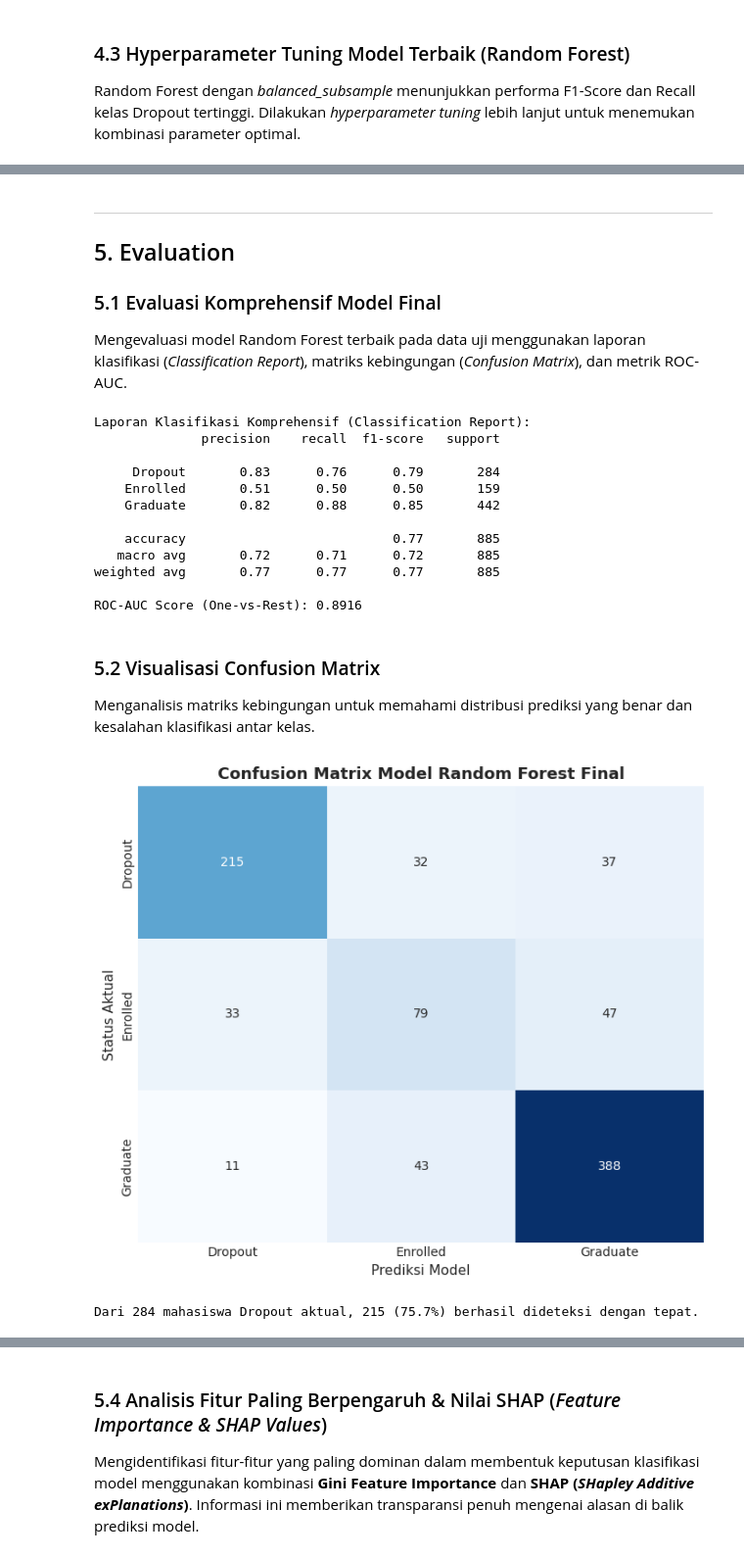
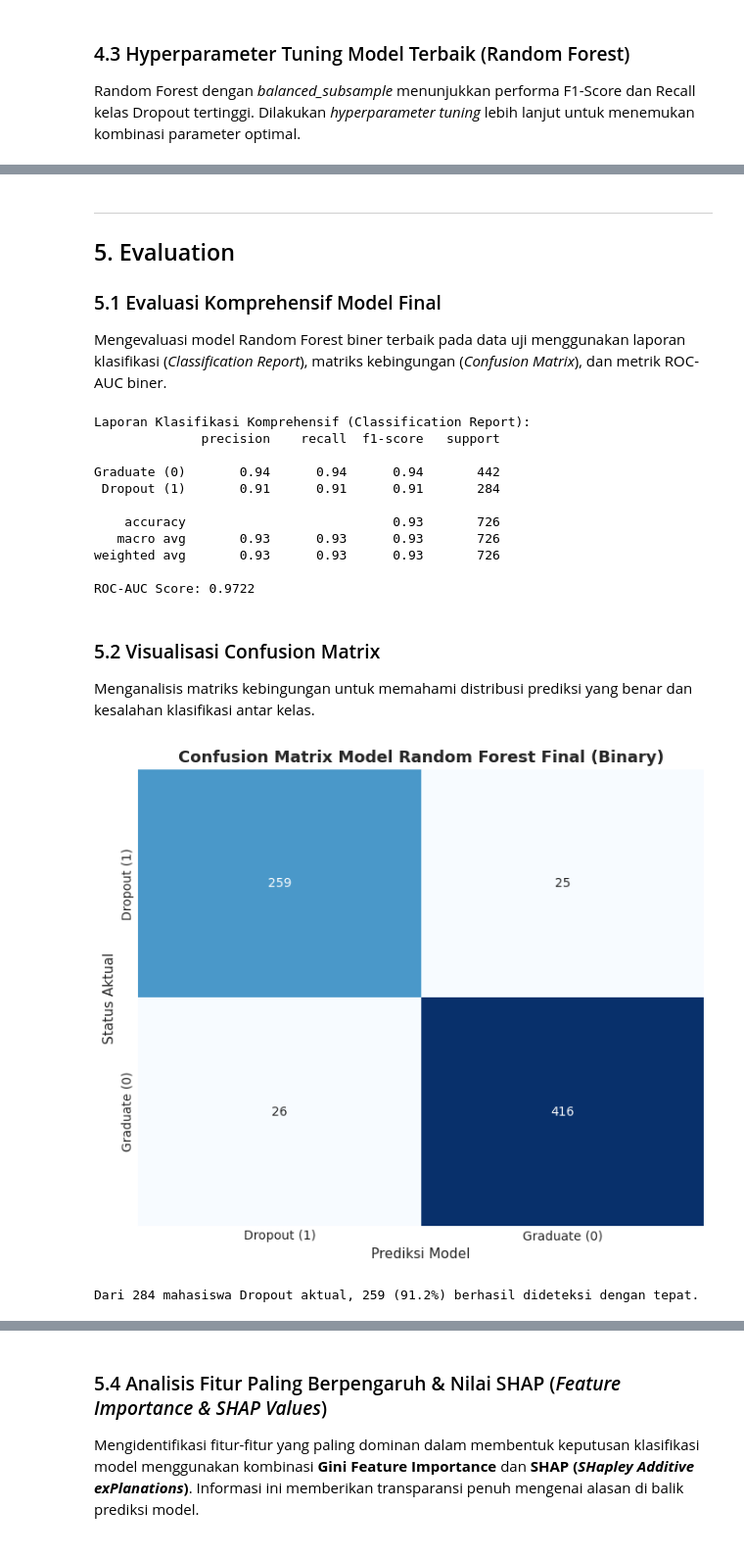
Before and after one commit to dawooodd/Penerapan-Data-Science-2, a Jupyter notebook: notebook.ipynb, the cells around one changed output, grey strips where cells are left out. Shown at 98% size. Drawn from its saved outputs; the diff is of its cells as text; code cells hidden in the pictures.

Commit message:
trained random forest model, metadata, and application updates

```diff
--- a/notebook.ipynb
+++ b/notebook.ipynb
@@ -495,8 +499,18 @@ Memisahkan fitur prediktor ($X$) dan variabel label status mahasiswa ($y$).
 # %%
-# Memisahkan X dan y
-X = df_prep.drop('Status', axis=1)
-y = df_prep['Status']
+# 1. Filtering Target: Memisahkan data 'Enrolled' terlebih dahulu
+df_enrolled = df_prep[df_prep['Status'] == 'Enrolled'].copy()
+df_train = df_prep[df_prep['Status'].isin(['Dropout', 'Graduate'])].copy()
 
-print(f"Dimensi fitur X: {X.shape}")
-print(f"Distribusi kelas target y:\n{y.value_counts()}")
+# 2. Binary Encoding: 1 untuk Dropout, 0 untuk Graduate
+df_train['Status'] = df_train['Status'].map({'Dropout': 1, 'Graduate': 0})
+
+# 3. Pemisahan X dan y menggunakan dataset df_train
+X = df_train.drop('Status', axis=1)
+y = df_train['Status']
+
+# 4. Verifikasi distribusi kelas target
+print(f"Dimensi data Enrolled (dipisahkan): {df_enrolled.shape}")
+print(f"Dimensi fitur X latih: {X.shape}")
+print(f"Distribusi kelas target biner y (1 = Dropout, 0 = Graduate):")
+print(y.value_counts())
 # %% [output]
@@ -599,12 +611,14 @@ test_results = []
 for name, model in models.items():
     model.fit(X_train, y_train)
     y_pred = model.predict(X_test)
+    y_prob = model.predict_proba(X_test)[:, 1]
 
     acc = accuracy_score(y_test, y_pred)
     f1_macro = f1_score(y_test, y_pred, average='macro')
     f1_weighted = f1_score(y_test, y_pred, average='weighted')
-    rec_dropout = recall_score(y_test, y_pred, labels=['Dropout'], average=None)[0]
-    prec_dropout = precision_score(y_test, y_pred, labels=['Dropout'], average=None)[0]
+    rec_dropout = recall_score(y_test, y_pred, pos_label=1)
+    prec_dropout = precision_score(y_test, y_pred, pos_label=1)
+    auc_score = roc_auc_score(y_test, y_prob)
 
     test_results.append({
         'Model': name,
@@ -612,10 +626,11 @@ for name, model in models.items():
         'Macro F1': round(f1_macro, 4),
         'Weighted F1': round(f1_weighted, 4),
         'Dropout Recall': round(rec_dropout, 4),
-        'Dropout Precision': round(prec_dropout, 4)
+        'Dropout Precision': round(prec_dropout, 4),
+        'ROC-AUC': round(auc_score, 4)
     })
 
 results_df = pd.DataFrame(test_results)
-print("Tabel Komparasi Performa Model pada Data Uji:")
+print("Tabel Komparasi Performa Model pada Data Uji (Binary Classification):")
 results_df
 # %% [output]
@@ -641,7 +656,7 @@ grid_search = GridSearchCV(
     estimator=RandomForestClassifier(random_state=42),
     param_grid=param_grid,
     cv=cv,
-    scoring='f1_macro',
+    scoring='f1',
     n_jobs=-1
 )
 
@@ -649,5 +664,5 @@ grid_search.fit(X_train, y_train)
 
 best_rf = grid_search.best_estimator_
 print(f"Parameter Terbaik Hasil Tuning: {grid_search.best_params_}")
-print(f"Skor F1-Macro CV Terbaik: {grid_search.best_score_:.4f}")
+print(f"Skor F1 CV Terbaik: {grid_search.best_score_:.4f}")
 # %% [output]
@@ -658,53 +673,53 @@ Skor F1-Macro CV Terbaik: 0.7161
 ## 5. Evaluation
 
 ### 5.1 Evaluasi Komprehensif Model Final
-Mengevaluasi model Random Forest terbaik pada data uji menggunakan laporan klasifikasi (*Classification Report*), matriks kebingungan (*Confusion Matrix*), dan metrik ROC-AUC.
+Mengevaluasi model Random Forest biner terbaik pada data uji menggunakan laporan klasifikasi (*Classification Report*), matriks kebingungan (*Confusion Matrix*), dan metrik ROC-AUC biner.
 # %%
 # Prediksi pada data uji dengan model terbaik
 y_pred_best = best_rf.predict(X_test)
 y_proba_best = best_rf.predict_proba(X_test)
 
 print("Laporan Klasifikasi Komprehensif (Classification Report):")
-print(classification_report(y_test, y_pred_best))
+print(classification_report(y_test, y_pred_best, target_names=['Graduate (0)', 'Dropout (1)']))
 
-# Evaluasi ROC-AUC Multi-class (One-vs-Rest)
-roc_auc = roc_auc_score(y_test, y_proba_best, multi_class='ovr')
-print(f"ROC-AUC Score (One-vs-Rest): {roc_auc:.4f}")
+# Evaluasi ROC-AUC Binary (kelas positif Dropout = index 1)
+roc_auc = roc_auc_score(y_test, y_proba_best[:, 1])
+print(f"ROC-AUC Score: {roc_auc:.4f}")
 # %% [output]
 Laporan Klasifikasi Komprehensif (Classification Report):
               precision    recall  f1-score   support
 
-     Dropout       0.83      0.76      0.79       284
-    Enrolled       0.51      0.50      0.50       159
-    Graduate       0.82      0.88      0.85       442
+Graduate (0)       0.94      0.94      0.94       442
+ Dropout (1)       0.91      0.91      0.91       284
 
-    accuracy                           0.77       885
-   macro avg       0.72      0.71      0.72       885
-weighted avg       0.77      0.77      0.77       885
+    accuracy                           0.93       726
+   macro avg       0.93      0.93      0.93       726
+weighted avg       0.93      0.93      0.93       726
 
-ROC-AUC Score (One-vs-Rest): 0.8916
+ROC-AUC Score: 0.9722
 # %% [markdown]
 ### 5.2 Visualisasi Confusion Matrix
 Menganalisis matriks kebingungan untuk memahami distribusi prediksi yang benar dan kesalahan klasifikasi antar kelas.
 # %%
 # Visualisasi Confusion Matrix
-labels = ['Dropout', 'Enrolled', 'Graduate']
+labels = [1, 0]
+display_labels = ['Dropout (1)', 'Graduate (0)']
 cm = confusion_matrix(y_test, y_pred_best, labels=labels)
 
 plt.figure(figsize=(7, 6))
-sns.heatmap(cm, annot=True, fmt='d', cmap='Blues', xticklabels=labels, yticklabels=labels, cbar=False)
-plt.title('Confusion Matrix Model Random Forest Final', fontsize=13, fontweight='bold')
+sns.heatmap(cm, annot=True, fmt='d', cmap='Blues', xticklabels=display_labels, yticklabels=display_labels, cbar=False)
+plt.title('Confusion Matrix Model Random Forest Final (Binary)', fontsize=13, fontweight='bold')
 plt.xlabel('Prediksi Model')
 plt.ylabel('Status Aktual')
 plt.tight_layout()
 plt.show()
 
 # Penjelasan angka dalam Confusion Matrix
 total_dropout_actual = cm[0].sum()
 correct_dropout = cm[0][0]
 print(f"Dari {total_dropout_actual} mahasiswa Dropout aktual, {correct_dropout} ({correct_dropout/total_dropout_actual*100:.1f}%) berhasil dideteksi dengan tepat.")
 # %% [output]
-[figure, old version]
+[figure, new version]
-Dari 284 mahasiswa Dropout aktual, 215 (75.7%) berhasil dideteksi dengan tepat.
+Dari 284 mahasiswa Dropout aktual, 259 (91.2%) berhasil dideteksi dengan tepat.
 # %% [markdown]
 ### 5.3 Analisis Kurva ROC (*Receiver Operating Characteristic*)
```
Also changed, not shown: parts of 17 cells of this notebook, 4 other files.
